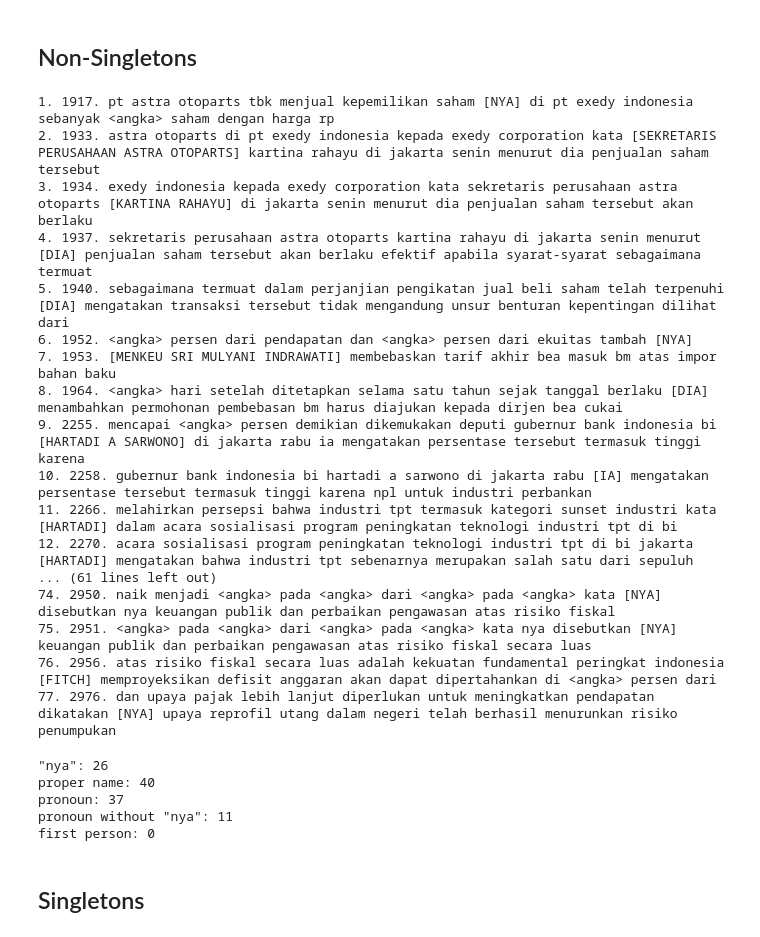
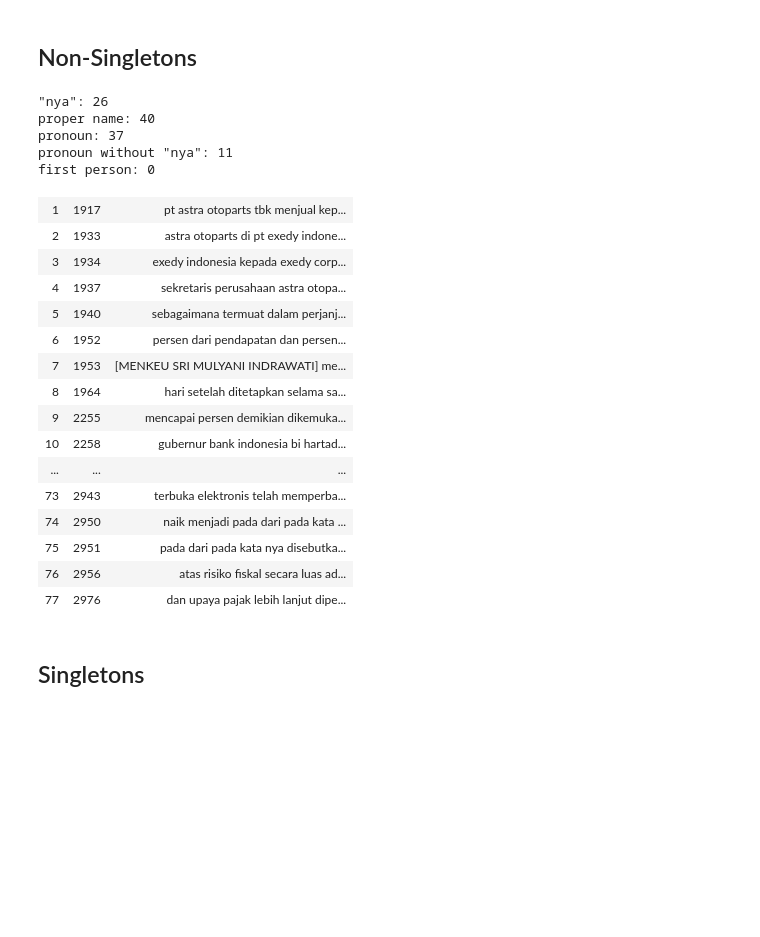
Before and after one commit to tugas-akhir-nlp/indonesian-coreference-resolution-cnn, a Jupyter notebook: singleton classifier analysis.ipynb, the cells around one changed output. Cells and saved outputs as stored; diff of their text form; code cells hidden in the pictures; blank space fills up the shorter version.

```diff
--- a/singleton classifier analysis.ipynb
+++ b/singleton classifier analysis.ipynb
@@ -132,27 +135,6 @@ first person: 0
 # %%
 true_negatives = right_predicted_markables[right_predicted_markables['is_singleton'].map(lambda x: x[0]) == 1]
 true_negative_texts = [get_markable(idx) for idx in true_negatives['id']]
-# %%
-for i, idx, true_negative_text in zip(range(1, len(true_negatives) + 1), true_negatives['id'], true_negative_texts):
-    print(f'{i}. {idx}. {true_negative_text}')
-# %% [output]
-1. 1917. pt astra otoparts tbk menjual kepemilikan saham [NYA] di pt exedy indonesia sebanyak <angka> saham dengan harga rp
-2. 1933. astra otoparts di pt exedy indonesia kepada exedy corporation kata [SEKRETARIS PERUSAHAAN ASTRA OTOPARTS] kartina rahayu di jakarta senin menurut dia penjualan saham tersebut
-3. 1934. exedy indonesia kepada exedy corporation kata sekretaris perusahaan astra otoparts [KARTINA RAHAYU] di jakarta senin menurut dia penjualan saham tersebut akan berlaku
-4. 1937. sekretaris perusahaan astra otoparts kartina rahayu di jakarta senin menurut [DIA] penjualan saham tersebut akan berlaku efektif apabila syarat-syarat sebagaimana termuat
-5. 1940. sebagaimana termuat dalam perjanjian pengikatan jual beli saham telah terpenuhi [DIA] mengatakan transaksi tersebut tidak mengandung unsur benturan kepentingan dilihat dari
-6. 1952. <angka> persen dari pendapatan dan <angka> persen dari ekuitas tambah [NYA]
-7. 1953. [MENKEU SRI MULYANI INDRAWATI] membebaskan tarif akhir bea masuk bm atas impor bahan baku
-8. 1964. <angka> hari setelah ditetapkan selama satu tahun sejak tanggal berlaku [DIA] menambahkan permohonan pembebasan bm harus diajukan kepada dirjen bea cukai
-9. 2255. mencapai <angka> persen demikian dikemukakan deputi gubernur bank indonesia bi [HARTADI A SARWONO] di jakarta rabu ia mengatakan persentase tersebut termasuk tinggi karena
-10. 2258. gubernur bank indonesia bi hartadi a sarwono di jakarta rabu [IA] mengatakan persentase tersebut termasuk tinggi karena npl untuk industri perbankan
-11. 2266. melahirkan persepsi bahwa industri tpt termasuk kategori sunset industri kata [HARTADI] dalam acara sosialisasi program peningkatan teknologi industri tpt di bi
-12. 2270. acara sosialisasi program peningkatan teknologi industri tpt di bi jakarta [HARTADI] mengatakan bahwa industri tpt sebenarnya merupakan salah satu dari sepuluh
-... (61 lines left out)
-74. 2950. naik menjadi <angka> pada <angka> dari <angka> pada <angka> kata [NYA] disebutkan nya keuangan publik dan perbaikan pengawasan atas risiko fiskal
-75. 2951. <angka> pada <angka> dari <angka> pada <angka> kata nya disebutkan [NYA] keuangan publik dan perbaikan pengawasan atas risiko fiskal secara luas
-76. 2956. atas risiko fiskal secara luas adalah kekuatan fundamental peringkat indonesia [FITCH] memproyeksikan defisit anggaran akan dapat dipertahankan di <angka> persen dari
-77. 2976. dan upaya pajak lebih lanjut diperlukan untuk meningkatkan pendapatan dikatakan [NYA] upaya reprofil utang dalam negeri telah berhasil menurunkan risiko penumpukan
 # %%
 data_to_analyze =  true_negatives
 
@@ -167,6 +149,31 @@ proper name: 40
 pronoun: 37
 pronoun without "nya": 11
 first person: 0
+# %%
+data_to_analyze, text_data_to_analyze = true_negatives, true_negative_texts
+
+display(HTML(tabulate([
+    [i, idx, text]
+    for i, idx, text
+    in zip(range(1, len(data_to_analyze) + 1), data_to_analyze['id'], text_data_to_analyze)
+], tablefmt='html')))
+# %% [output]
+| 1 | 1917 | pt astra otoparts tbk menjual kep... |
+| 2 | 1933 | astra otoparts di pt exedy indone... |
+| 3 | 1934 | exedy indonesia kepada exedy corp... |
+| 4 | 1937 | sekretaris perusahaan astra otopa... |
+| 5 | 1940 | sebagaimana termuat dalam perjanj... |
+| 6 | 1952 | persen dari pendapatan dan persen... |
+| 7 | 1953 | [MENKEU SRI MULYANI INDRAWATI] me... |
+| 8 | 1964 | hari setelah ditetapkan selama sa... |
+| 9 | 2255 | mencapai persen demikian dikemuka... |
+| 10 | 2258 | gubernur bank indonesia bi hartad... |
+| ... | ... | ... |
+| 73 | 2943 | terbuka elektronis telah memperba... |
+| 74 | 2950 | naik menjadi pada dari pada kata ... |
+| 75 | 2951 | pada dari pada kata nya disebutka... |
+| 76 | 2956 | atas risiko fiskal secara luas ad... |
+| 77 | 2976 | dan upaya pajak lebih lanjut dipe... |
 # %% [markdown]
 ## Singletons
 # %%
```
Also changed, not shown: parts of 8 cells of this notebook.
